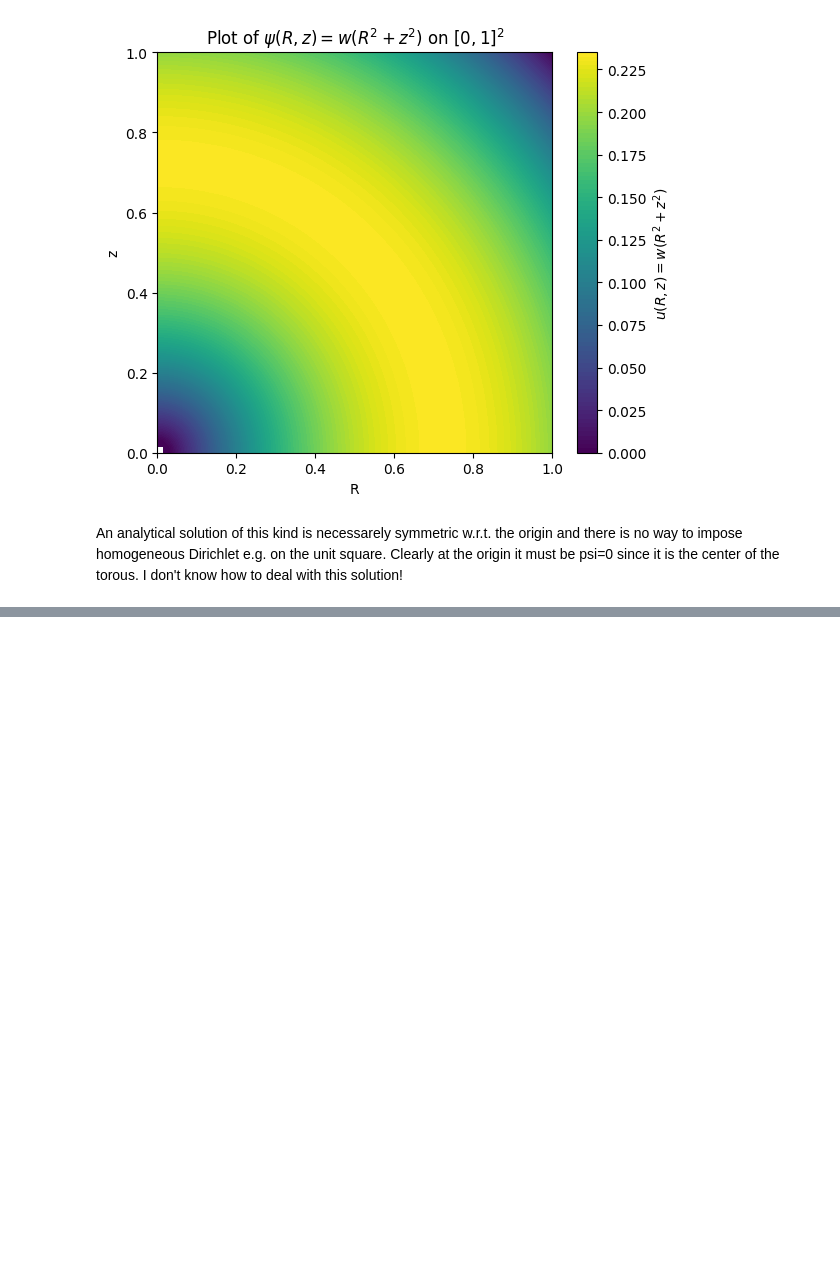
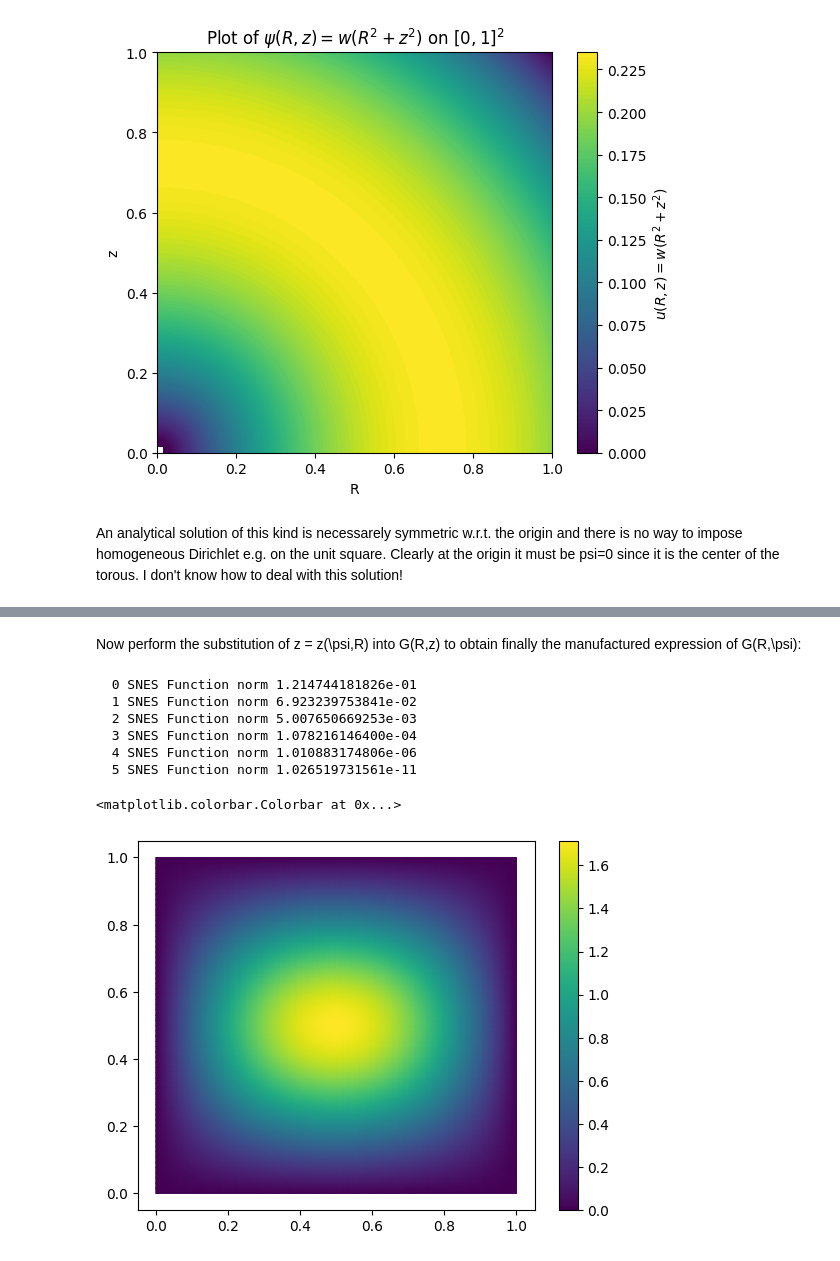
Before and after one commit to lucaciarimboli/tesi, a Jupyter notebook: Firedrake/GradShafranov.ipynb, the cells around one changed output, grey strips where cells are left out. Cells and saved outputs as stored; diff of their text form; code cells hidden in the pictures; blank space fills up the shorter version.

```diff
--- a/Firedrake/GradShafranov.ipynb
+++ b/Firedrake/GradShafranov.ipynb
@@ -428,0 +481,13 @@ An analytical solution of this kind is necessarely symmetric w.r.t. the origin a
+# %%
+# Compute derivatives
+d2psi_dR2 = sp.diff(psi_expr, R, 2)
+dpsi_dR = sp.diff(psi_expr, R)
+d2psi_dZ2 = sp.diff(psi_expr, Z, 2)
+
+# Plug psi into Grad-Shafranov operator
+delta_star_psi = d2psi_dR2 - (1/R)*dpsi_dR + d2psi_dZ2
+
+# Define and display G(R,z)
+G_expr = -delta_star_psi
+G = sp.Function('G')(R, Z)
+display(sp.Eq(G, G_expr))
@@ -428,0 +496,25 @@ An analytical solution of this kind is necessarely symmetric w.r.t. the origin a
+# %% [markdown]
+Now perform the substitution of z = z(\psi,R) into G(R,z) to obtain finally the manufactured expression of G(R,\psi):
+# %%
+def G(R,psi):
+  #return (2 * pi**2 + (pi/R) * cos(pi * R) / sin(pi * R)) * (psi-1.0)
+  #return np.pi * ( 10.0 * pi + (1/x) * cos(pi * x) / sin(pi * x) ) * psi - 6.0 * pi**2 * sin(pi * x)**(2/3) * psi**(1/3)
+  return (pi + cos(pi*R)/sin(pi*R)/R)*pi*psi + pi**2 * ( ln(1+psi/sin(pi*R)) + ln(1+psi/sin(pi*R))**2 -1 ) * ( psi + sin(pi*R) )
+
+# Numerical solution:
+psi0 = lambda R,z: sin(pi * R) * sin(pi * z)
+psi = GradShafranov(G, initial_guess=psi0)
+
+# Plot:
+fig, ax = plt.subplots()
+q = tripcolor(psi, axes=ax)
+fig.colorbar(q)
+# %% [output]
+  0 SNES Function norm 1.214744181826e-01
+  1 SNES Function norm 6.923239753841e-02
+  2 SNES Function norm 5.007650669253e-03
+  3 SNES Function norm 1.078216146400e-04
+  4 SNES Function norm 1.010883174806e-06
+  5 SNES Function norm 1.026519731561e-11
+<matplotlib.colorbar.Colorbar at 0x...>
+[figure, added]
```
Also changed, not shown: parts of 16 cells of this notebook.
